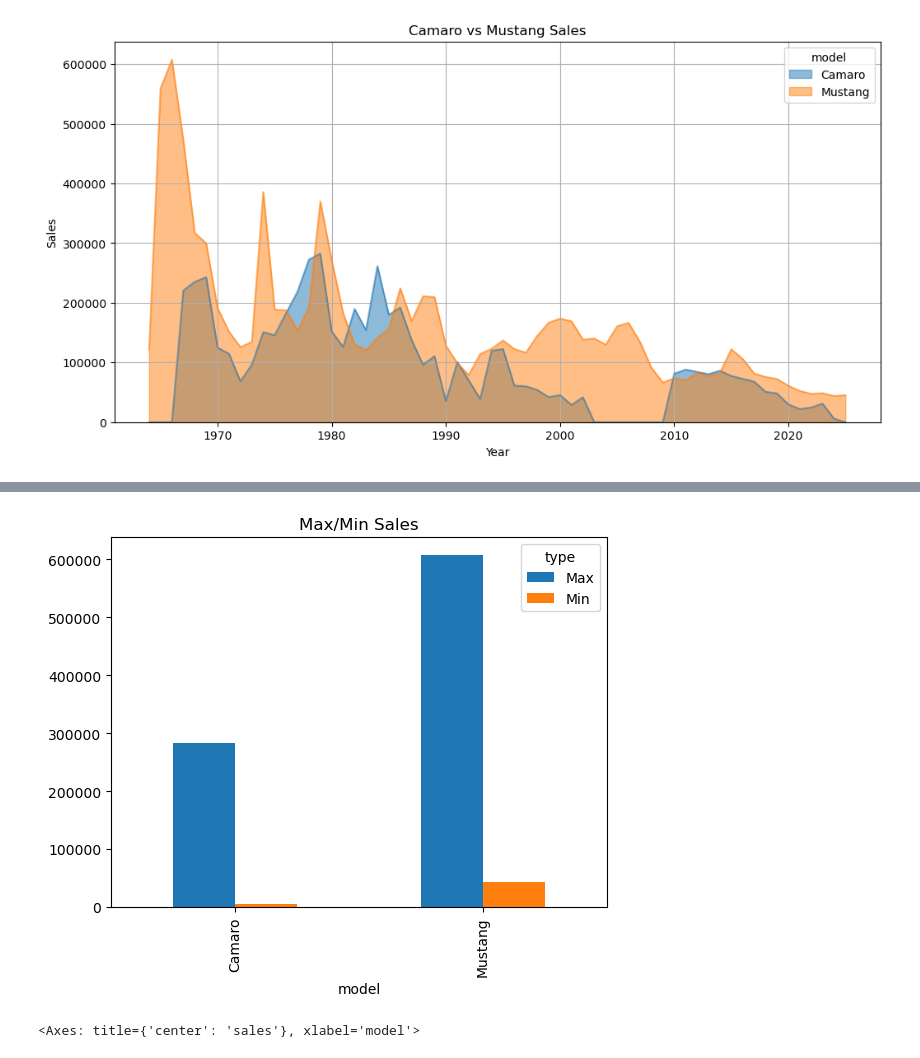
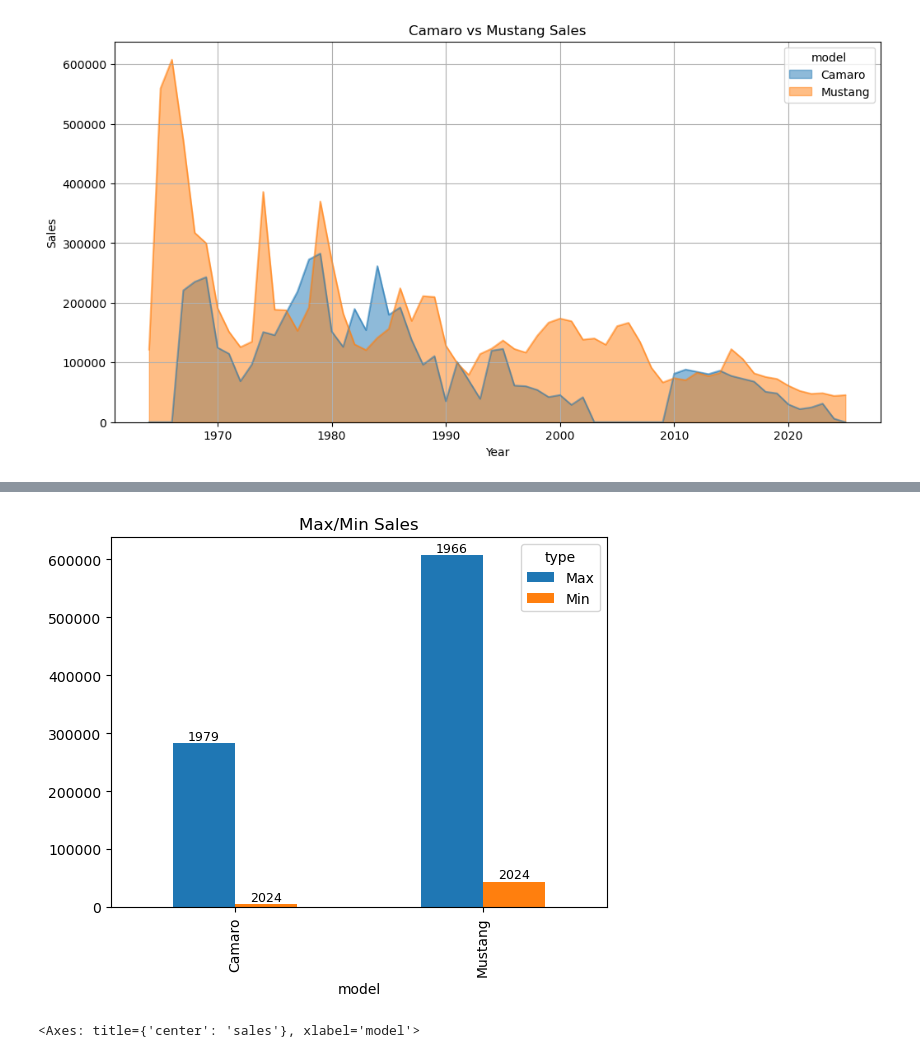
Before and after one commit to thomas-gette/mustang_camaro_sales, a Jupyter notebook: mustang_camaro_sales.ipynb, the cells around one changed output, grey strips where cells are left out. Drawn from its saved outputs; the diff is of its cells as text; code cells hidden in the pictures.

```diff
--- a/mustang_camaro_sales.ipynb
+++ b/mustang_camaro_sales.ipynb
@@ -257,17 +312,28 @@ Text(0.5, 1.0, 'Lifetime Sales Comparison')
 [figure]
 # %%
+# Model introductory year sales comparison
 intro_years = unified_df.groupby("model")["year"].min()
 intro_sales = unified_df.merge(
     intro_years,
     on=["model", "year"]
 )[["model", "year", "sales"]]
 
-intro_sales.plot(
+ax = intro_sales.plot(
     kind="bar",
     x="model",
     y="sales",
-    title="Introductory Year Sales Comparison",
-    legend=None
+    title="Introductory Year Sales Comparison"
 )
 plt.ticklabel_format(style="plain", axis="y")
+
+# Add year labels above each bar
+for bar, year in zip(ax.patches, intro_sales["year"]):
+    ax.text(
+        bar.get_x() + bar.get_width()/2,
+        bar.get_height(),
+        str(year),
+        ha="center",
+        va="bottom",
+        fontsize=10
+    )
 # %% [output]
@@ -275,25 +341,42 @@ plt.ticklabel_format(style="plain", axis="y")
 # %%
-max_sales = unified_df.loc[
+# Compare the max and min sales for each model
+max_sales_yr = unified_df.loc[
     unified_df.groupby("model")["sales"].idxmax(),
     ["model", "year", "sales"]
 ]
 
-min_sales = unified_df.loc[
+min_sales_yr = unified_df.loc[
     unified_df.groupby("model")["sales"].idxmin(),
     ["model", "year", "sales"]
 ]
 
-combined = pd.concat([
-    max_sales.assign(type="Max"),
-    min_sales.assign(type="Min")
+years_combined = pd.concat([
+    max_sales_yr.assign(type="Max"),
+    min_sales_yr.assign(type="Min")
 ]).pivot(
     index="model",
     columns="type",
     values="sales"
 )
 
-combined.plot(kind="bar", title="Max/Min Sales")
+ax = years_combined.plot(kind="bar", title="Max/Min Sales")
 plt.ticklabel_format(style="plain", axis="y")
+
+# Flatten the years in the same order as the bars
+years = list(max_sales_yr["year"]) + list(min_sales_yr["year"])
+
+# Annotate each bar
+for bar, year in zip(ax.patches, years):
+    ax.text(
+        bar.get_x() + bar.get_width()/2,
+        bar.get_height(),
+        str(year),
+        ha="center",
+        va="bottom",
+        fontsize=9
+    )
+
+plt.show()
 # %% [output]
-[figure, old version]
+[figure, new version]
 # %%
```
Also changed, not shown: parts of 10 cells of this notebook, 2 other files.
